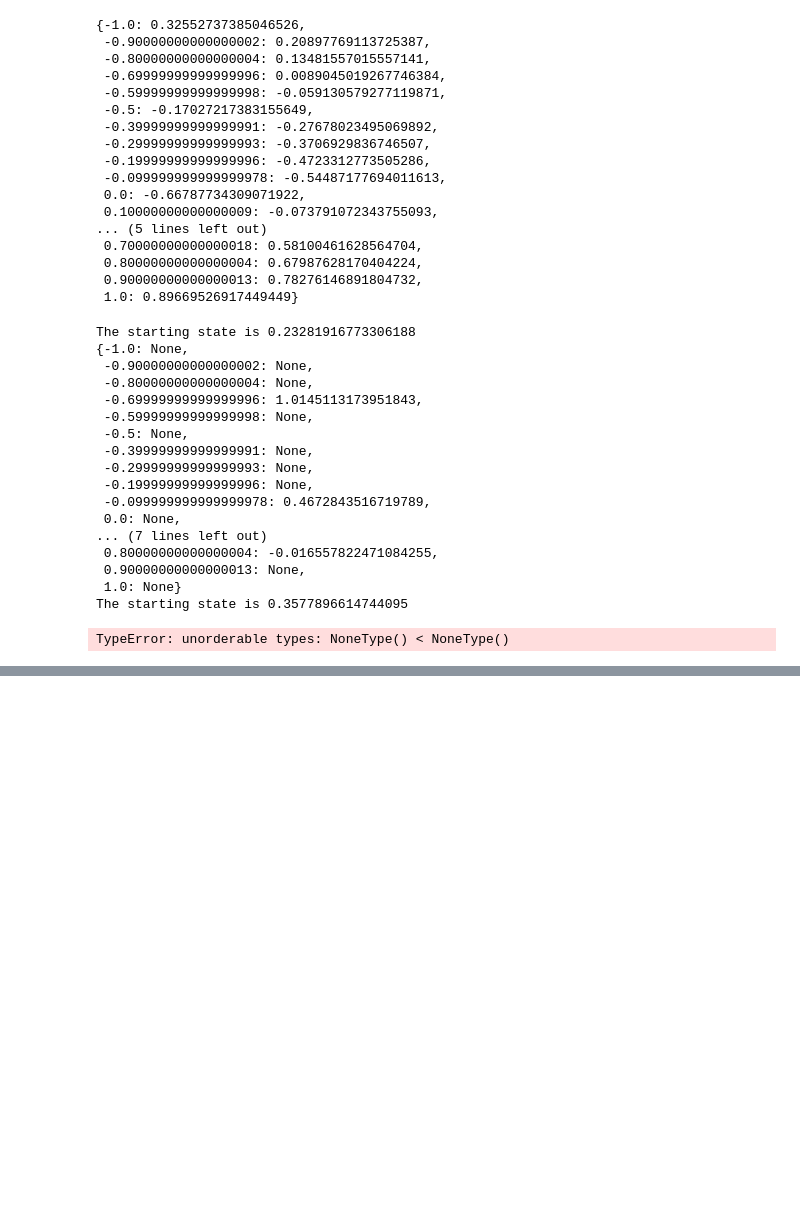
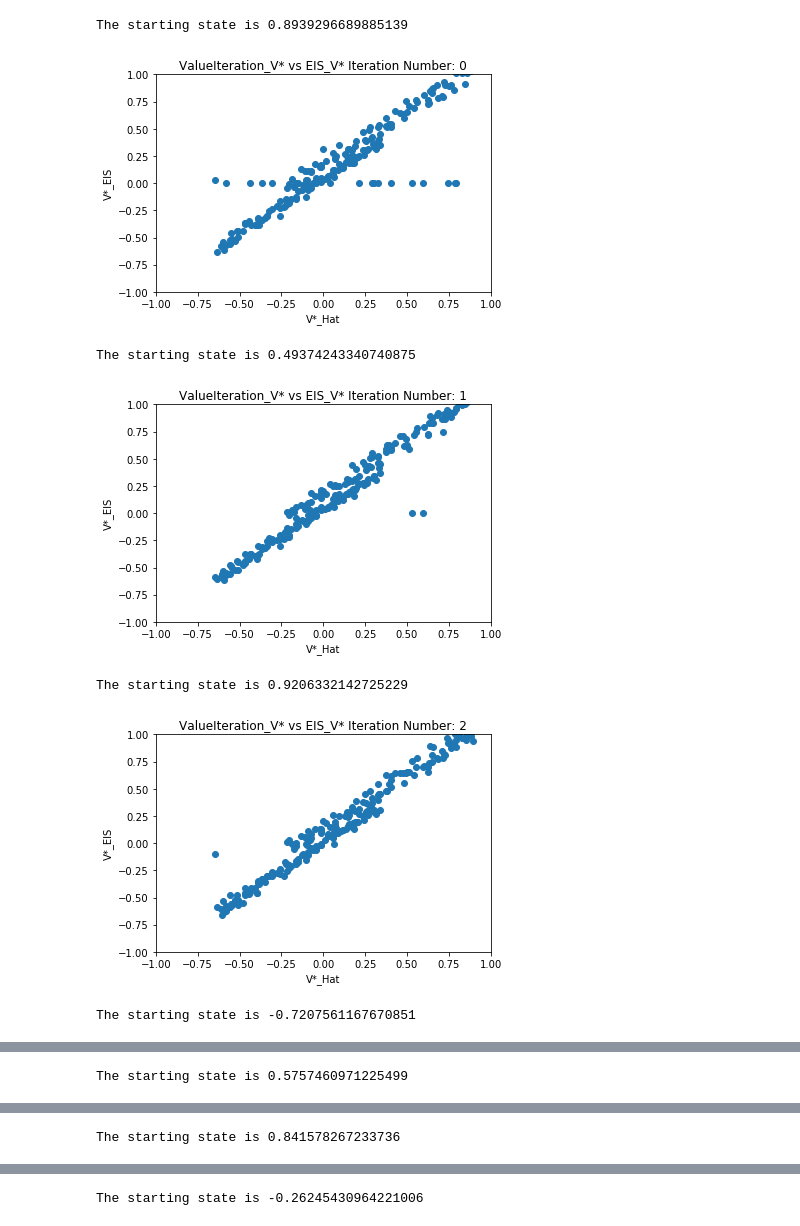
Before and after one commit to s2c/ExploreImproveSupervise, a Jupyter notebook: EIS.ipynb, the cells around one changed output, grey strips where cells are left out. Cells and saved outputs as stored; diff of their text form; code cells hidden in the pictures; blank space fills up the shorter version.

```diff
--- a/EIS.ipynb
+++ b/EIS.ipynb
@@ -34,75 +35,52 @@ Rmax = 1.5
 epsilon = 0.5
 gamma = 0.3
 stateRange = [-1,1]
-numIntervals = 20
-C = 20
-H = 3
-EISIterations = 2
-Nt = 5
+numIntervals = 200
+C = 10
+H = 2
+EISIterations = 10
+Nt = 500
 # v.V
 # %%
 # Run Value Iteration
-nValueIteration = 100
+nValueIteration = 1000
+d = discretizer(stateRange,numIntervals)
 v = valueIteration(G=g,stateRange=[-1,1],numInterval=numIntervals,C=C,gamma=gamma,discretizer=d)
 for i in range(0,nValueIteration):
     v.nextIteration()
-v.V
-# %% [output]
-{-1.0: 0.32552737385046526,
- -0.90000000000000002: 0.20897769113725387,
- -0.80000000000000004: 0.13481557015557141,
- -0.69999999999999996: 0.0089045019267746384,
- -0.59999999999999998: -0.059130579277119871,
- -0.5: -0.17027217383155649,
- -0.39999999999999991: -0.27678023495069892,
- -0.29999999999999993: -0.3706929836746507,
- -0.19999999999999996: -0.4723312773505286,
- -0.099999999999999978: -0.54487177694011613,
- 0.0: -0.66787734309071922,
- 0.10000000000000009: -0.073791072343755093,
-... (5 lines left out)
- 0.70000000000000018: 0.58100461628564704,
- 0.80000000000000004: 0.67987628170404224,
- 0.90000000000000013: 0.78276146891804732,
- 1.0: 0.89669526917449449}
 # %%
 # Building EIS
 
 model = None
-d = discretizer(stateRange,numIntervals)
 slModel = SLModel(d)
 for t in range(0,EISIterations): # run for t iterations
     g = EISGame() # Intialize a new game each round
     data = [(0,0)]*Nt
     for k in range(0,Nt):
         s = sparseSampling(gamma=gamma,G = g,Rmax = Rmax, epsilon = epsilon,model = model ) # Explore
         s.H = H
         s.C = C
         sampledState =  np.random.uniform(-1,1)
         if sampledState <= 0: # Improve
-            V = min(s.estimateQ(s.H,sampledState,turn=0)) # player 2
+            V = min(s.estimateQ(s.H,sampledState,turn=1)) # player 2
         else:
-            V = max(s.estimateQ(s.H,sampledState, turn=1)) # player 1
+            V = max(s.estimateQ(s.H,sampledState, turn=0)) # player 1
         data[k]=(sampledState,V) # Generate Data
     model = slModel
     model.updateValues(data)
-    pprint.pprint(model.V)
+#     pprint.pprint(model.V)
+    ax = plt.scatter(x= list(v.V.values()),y= list(model.V.values()))
+    plt.xlabel("V*_Hat")
+    plt.ylabel("V*_EIS")
+    plt.xlim([-1,1.5])
+    plt.ylim([-1,1.5])
+    plt.title("ValueIteration_V* vs EIS_V* " + "Iteration Number: "+ str(t))
+    plt.show()
 # %% [output]
-The starting state is 0.23281916773306188
-{-1.0: None,
- -0.90000000000000002: None,
- -0.80000000000000004: None,
- -0.69999999999999996: 1.0145113173951843,
- -0.59999999999999998: None,
- -0.5: None,
- -0.39999999999999991: None,
- -0.29999999999999993: None,
- -0.19999999999999996: None,
- -0.099999999999999978: 0.4672843516719789,
- 0.0: None,
-... (7 lines left out)
- 0.80000000000000004: -0.016557822471084255,
- 0.90000000000000013: None,
- 1.0: None}
-The starting state is 0.3577896614744095
+The starting state is 0.8939296689885139
+[figure, added]
-TypeError: unorderable types: NoneType() < NoneType()
+The starting state is 0.49374243340740875
+[figure, added]
+The starting state is 0.9206332142725229
+[figure, added]
+The starting state is -0.7207561167670851
@@ -108,0 +88 @@ TypeError: unorderable types: NoneType() < NoneType()
+The starting state is 0.5757460971225499
@@ -108,0 +90 @@ TypeError: unorderable types: NoneType() < NoneType()
+The starting state is 0.841578267233736
@@ -108,0 +92 @@ TypeError: unorderable types: NoneType() < NoneType()
+The starting state is -0.26245430964221006
```
Also changed, not shown: parts of 4 cells of this notebook, 3 other files.
